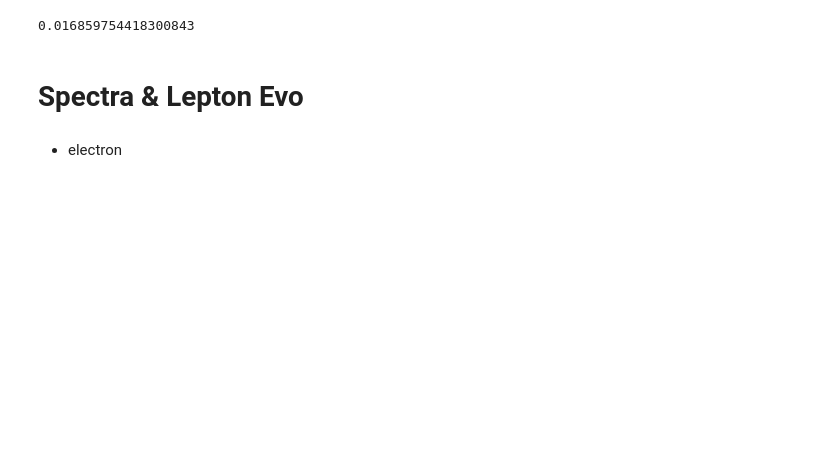
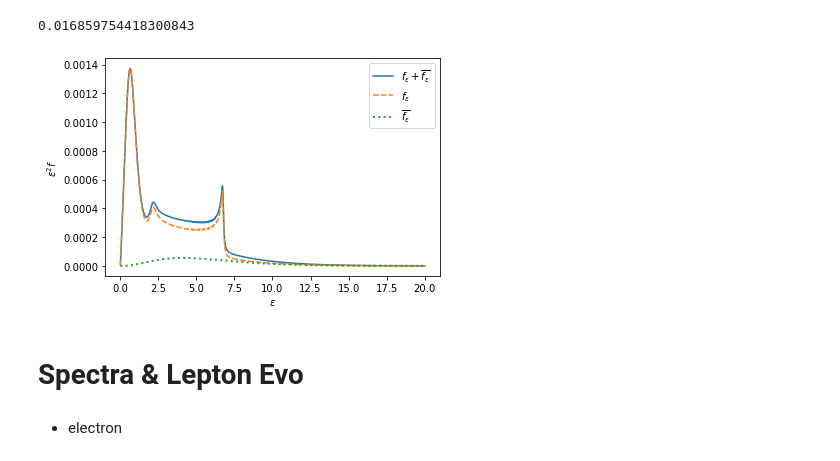
Before and after one commit to nuLABatUSD/dm_sterile_production, a Jupyter notebook: Plots.ipynb, the cells around one changed output. Cells and saved outputs as stored; diff of their text form; code cells hidden in the pictures; blank space fills up the shorter version.

```diff
--- a/Plots.ipynb
+++ b/Plots.ipynb
@@ -7,11 +7,12 @@ from run import g, temp, gs, gss
 from run import with_spline_ODE, steps_taken
 from Emma import sterile_production
 # %%
-sterile_production(1000, 'electron', 0.0071, 10**(-10), 7.6e-4, make_plot=False, folder_name="Neutrino Data")
+sterile_production(1000, 'electron', 0.0071, 10**(-10), 7.6e-4, make_plot=True, folder_name="Neutrino Data")
 sterile_production(1000, 'muon', 0.0071, 10**(-10), 11e-4, make_plot=False, folder_name="Neutrino Data")
 sterile_production(1000, 'tau', 0.0071, 10**(-10), 13e-4, make_plot=False, folder_name="Neutrino Data")
 # %% [output]
 0.016859754418300843
+[figure, added]
 # %% [markdown]
 # Spectra & Lepton Evo
 # %% [markdown]
```
Also changed, not shown: parts of 3 cells of this notebook, 1 other file.
